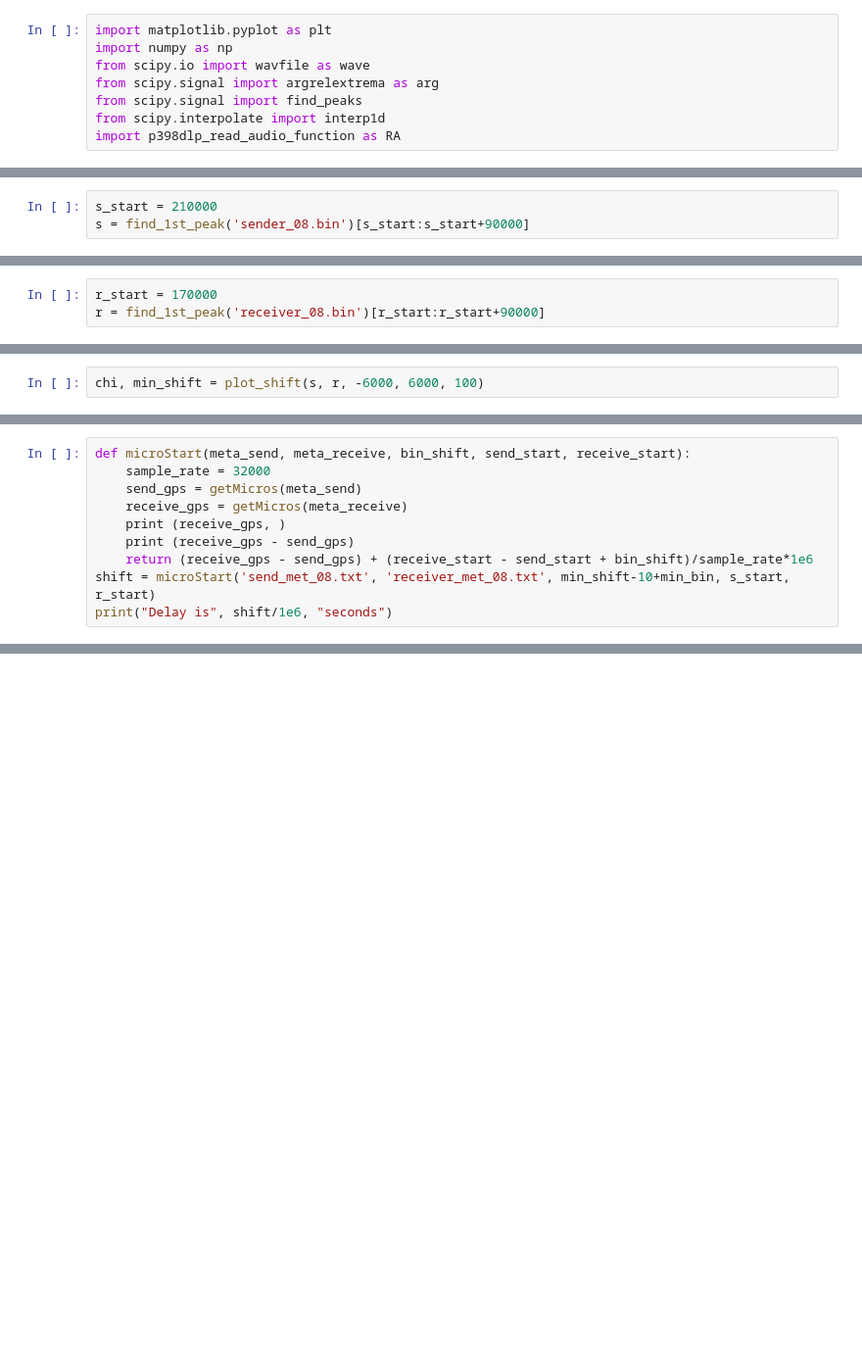
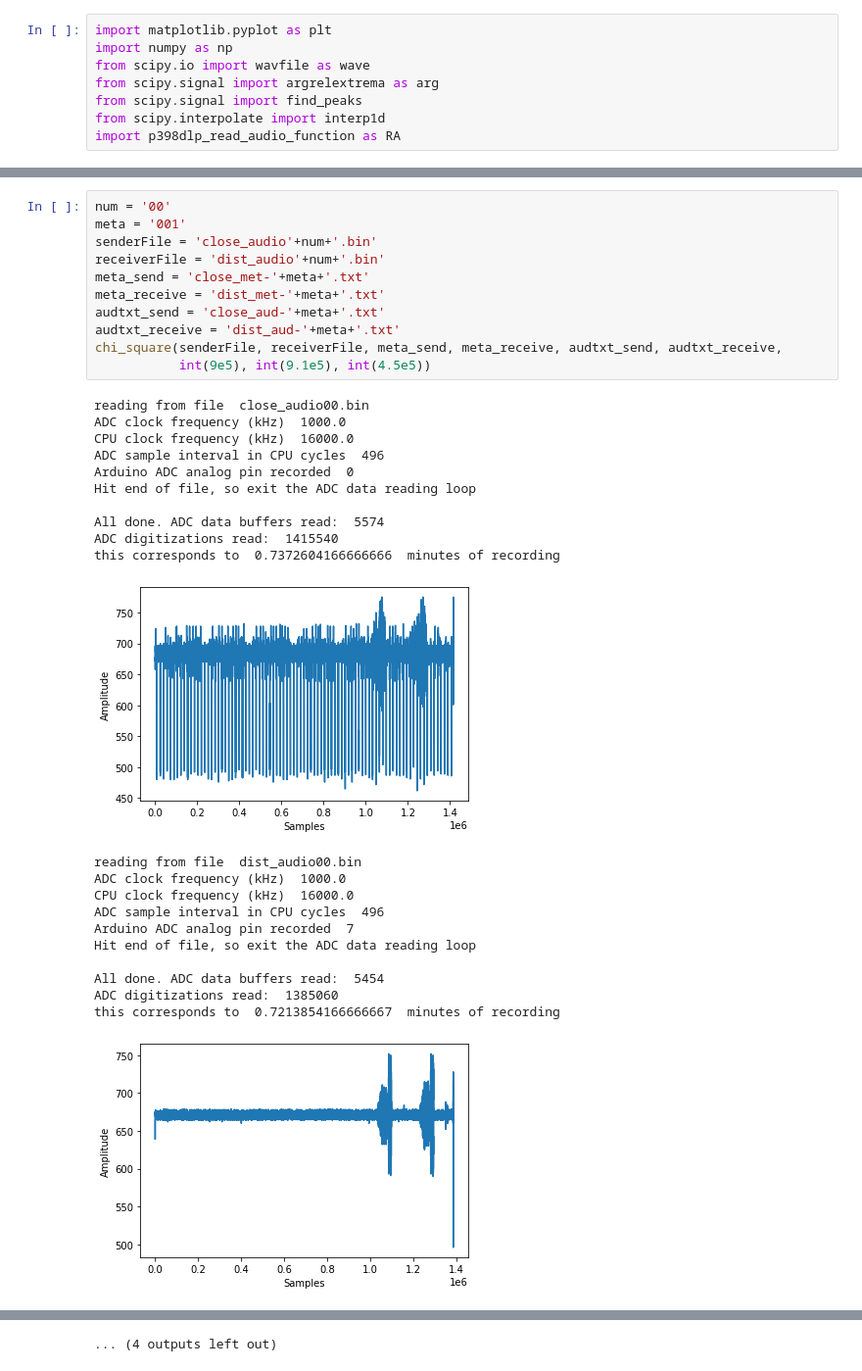
Before and after one commit to abyssmu/Phys398-Datalogger, a Jupyter notebook: Analysis/analysis.ipynb, the cells around one changed output, grey strips where cells are left out. Shown at 98% size. Cells and saved outputs as stored; diff of their text form; blank space fills up the shorter version.

```diff
--- a/Analysis/analysis.ipynb
+++ b/Analysis/analysis.ipynb
@@ -62,6 +62,3 @@ def find_1st_peak(audiofile):
     #plt.savefig('0.png')
     plt.show()
     return data
-# %%
-s_start = 210000
-s = find_1st_peak('sender_08.bin')[s_start:s_start+90000]
@@ -80,3 +64,0 @@ this corresponds to  0.1853395833333333  minutes of recording
-# %%
-r_start = 170000
-r = find_1st_peak('receiver_08.bin')[r_start:r_start+90000]
@@ -171,2 +135,0 @@ def plot_shift(s, r, low_shift, high_shift, step):
-# %%
-chi, min_shift = plot_shift(s, r, -6000, 6000, 100)
@@ -223,10 +135,0 @@ minimum bin shift: -4272.06 value: 6.0106463632205
-# %%
-def microStart(meta_send, meta_receive, bin_shift, send_start, receive_start):
-    sample_rate = 32000
-    send_gps = getMicros(meta_send)
-    receive_gps = getMicros(meta_receive)
-    print (receive_gps, )
-    print (receive_gps - send_gps)
-    return (receive_gps - send_gps) + (receive_start - send_start + bin_shift)/sample_rate*1e6
-shift = microStart('send_met_08.txt', 'receiver_met_08.txt', min_shift-10+min_bin, s_start, r_start)
-print("Delay is", shift/1e6, "seconds")
@@ -236,0 +180,34 @@ Delay is -1.3832858749999997 seconds
+# %%
+num = '00'
+meta = '001'
+senderFile = 'close_audio'+num+'.bin'
+receiverFile = 'dist_audio'+num+'.bin'
+meta_send = 'close_met-'+meta+'.txt'
+meta_receive = 'dist_met-'+meta+'.txt'
+audtxt_send = 'close_aud-'+meta+'.txt'
+audtxt_receive = 'dist_aud-'+meta+'.txt'
+chi_square(senderFile, receiverFile, meta_send, meta_receive, audtxt_send, audtxt_receive,
+           int(9e5), int(9.1e5), int(4.5e5))
+# %% [output]
+reading from file  close_audio00.bin
+ADC clock frequency (kHz)  1000.0
+CPU clock frequency (kHz)  16000.0
+ADC sample interval in CPU cycles  496
+Arduino ADC analog pin recorded  0
+Hit end of file, so exit the ADC data reading loop
+
+All done. ADC data buffers read:  5574
+ADC digitizations read:  1415540
+this corresponds to  0.7372604166666666  minutes of recording
+[figure, added]
+reading from file  dist_audio00.bin
+ADC clock frequency (kHz)  1000.0
+CPU clock frequency (kHz)  16000.0
+ADC sample interval in CPU cycles  496
+Arduino ADC analog pin recorded  7
+Hit end of file, so exit the ADC data reading loop
+
+All done. ADC data buffers read:  5454
+ADC digitizations read:  1385060
+this corresponds to  0.7213854166666667  minutes of recording
+[figure, added]
@@ -236,0 +230 @@ Delay is -1.3832858749999997 seconds
+... (4 outputs left out)
```
Also changed, not shown: parts of 17 cells of this notebook.
